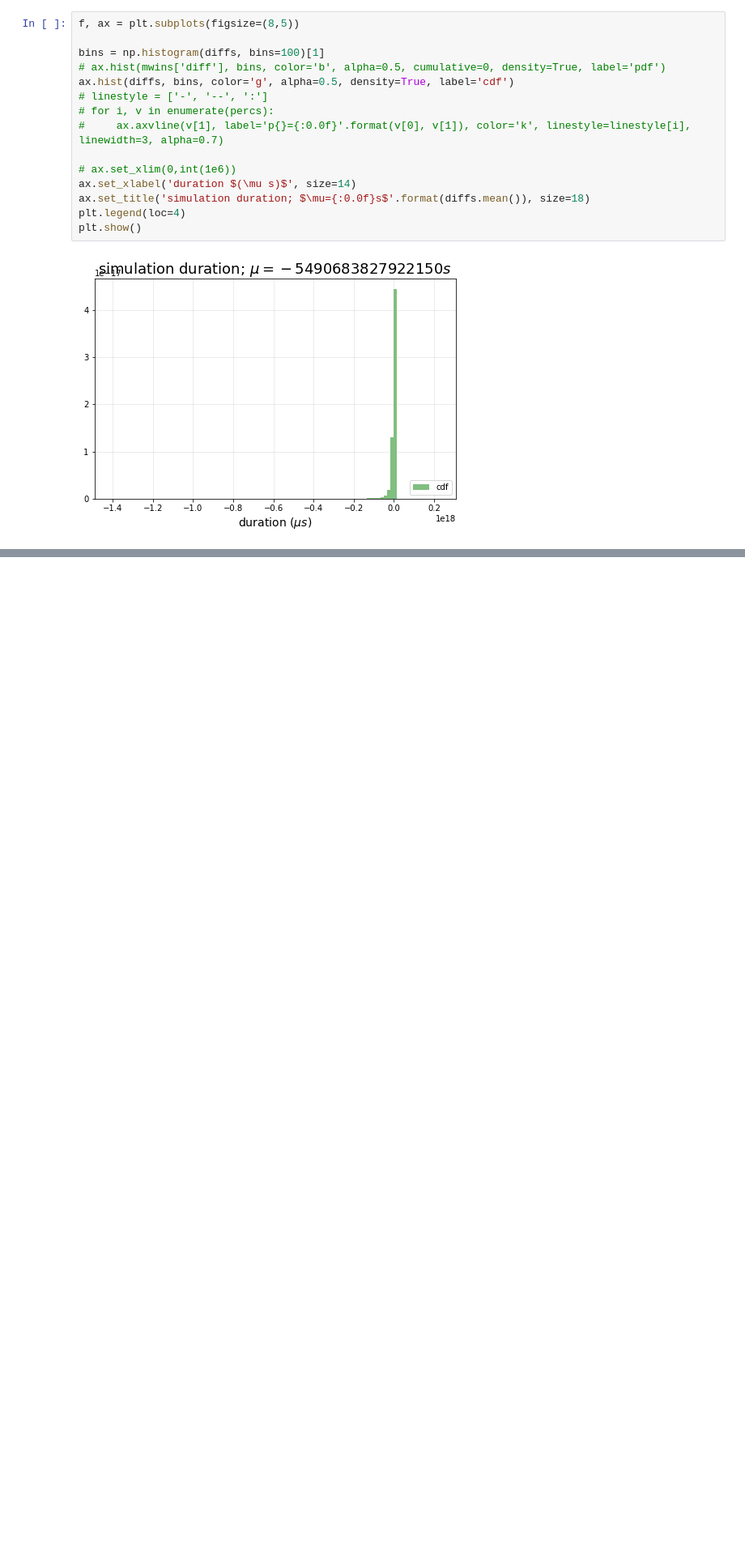
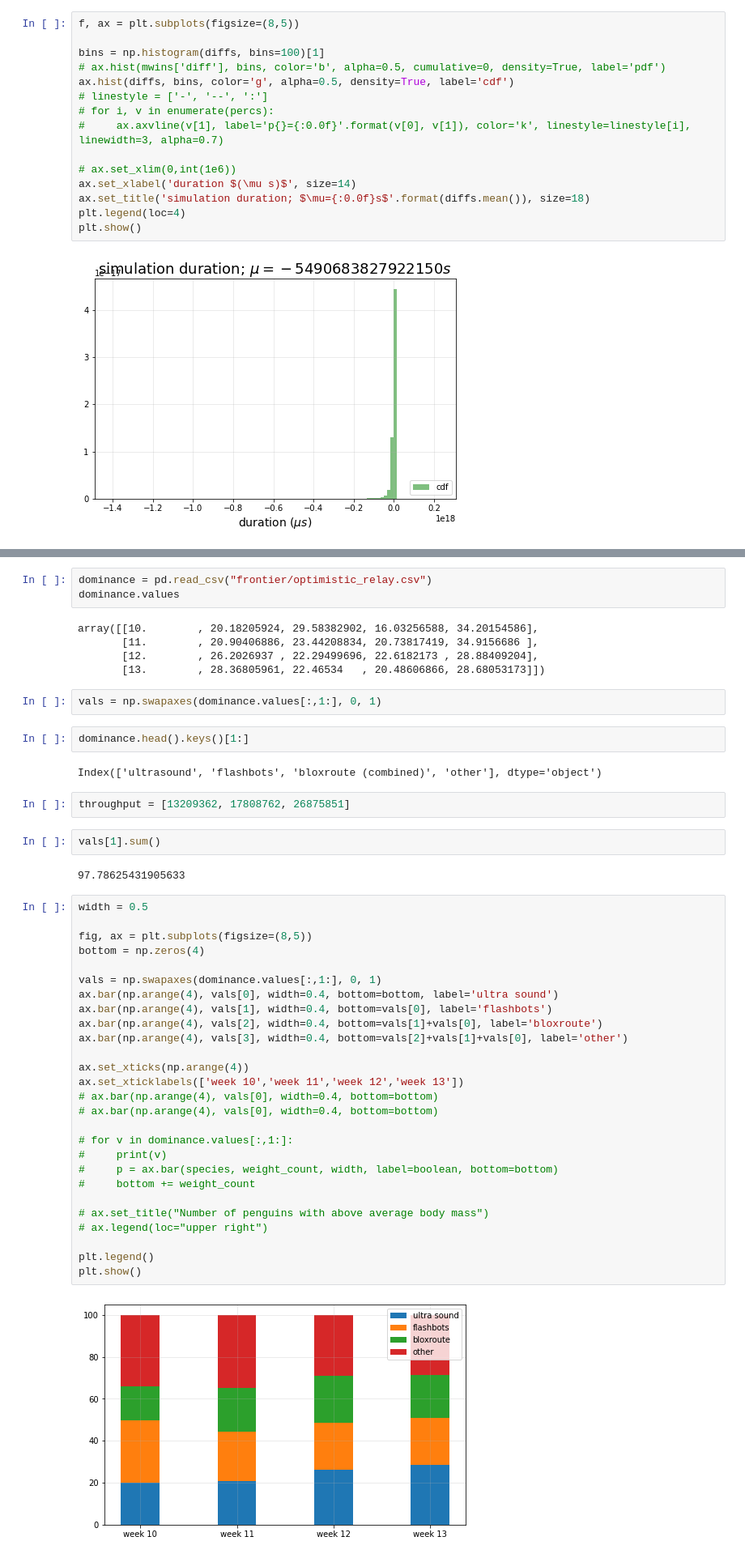
Before and after one commit to michaelneuder/relay-data, a Jupyter notebook: frontier.ipynb, the cells around one changed output, grey strips where cells are left out. Shown at 81% size. Saved outputs shown, nothing was run; the diff lists cells and outputs as text; blank space fills up the shorter version.

```diff
--- a/frontier.ipynb
+++ b/frontier.ipynb
@@ -744,0 +781,49 @@ plt.show()
+# %%
+dominance = pd.read_csv("frontier/optimistic_relay.csv")
+dominance.values
+# %% [output]
+array([[10.        , 20.18205924, 29.58382902, 16.03256588, 34.20154586],
+       [11.        , 20.90406886, 23.44208834, 20.73817419, 34.9156686 ],
+       [12.        , 26.2026937 , 22.29499696, 22.6182173 , 28.88409204],
+       [13.        , 28.36805961, 22.46534   , 20.48606866, 28.68053173]])
+# %%
+vals = np.swapaxes(dominance.values[:,1:], 0, 1)
+# %%
+dominance.head().keys()[1:]
+# %% [output]
+Index(['ultrasound', 'flashbots', 'bloxroute (combined)', 'other'], dtype='object')
+# %%
+throughput = [13209362, 17808762, 26875851]
+# %%
+vals[1].sum()
+# %% [output]
+97.78625431905633
+# %%
+width = 0.5
+
+fig, ax = plt.subplots(figsize=(8,5))
+bottom = np.zeros(4)
+
+vals = np.swapaxes(dominance.values[:,1:], 0, 1)
+ax.bar(np.arange(4), vals[0], width=0.4, bottom=bottom, label='ultra sound')
+ax.bar(np.arange(4), vals[1], width=0.4, bottom=vals[0], label='flashbots')
+ax.bar(np.arange(4), vals[2], width=0.4, bottom=vals[1]+vals[0], label='bloxroute')
+ax.bar(np.arange(4), vals[3], width=0.4, bottom=vals[2]+vals[1]+vals[0], label='other')
+
+ax.set_xticks(np.arange(4))
+ax.set_xticklabels(['week 10','week 11','week 12','week 13'])
+# ax.bar(np.arange(4), vals[0], width=0.4, bottom=bottom)
+# ax.bar(np.arange(4), vals[0], width=0.4, bottom=bottom)
+
+# for v in dominance.values[:,1:]:
+#     print(v)
+#     p = ax.bar(species, weight_count, width, label=boolean, bottom=bottom)
+#     bottom += weight_count
+
+# ax.set_title("Number of penguins with above average body mass")
+# ax.legend(loc="upper right")
+
+plt.legend()
+plt.show()
+# %% [output]
+[figure, added]
```
Also changed, not shown: parts of 14 cells of this notebook.
